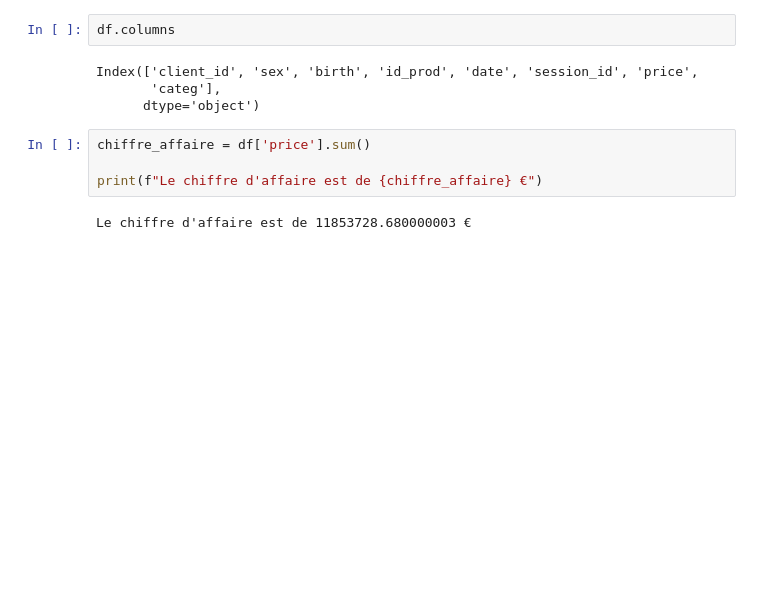
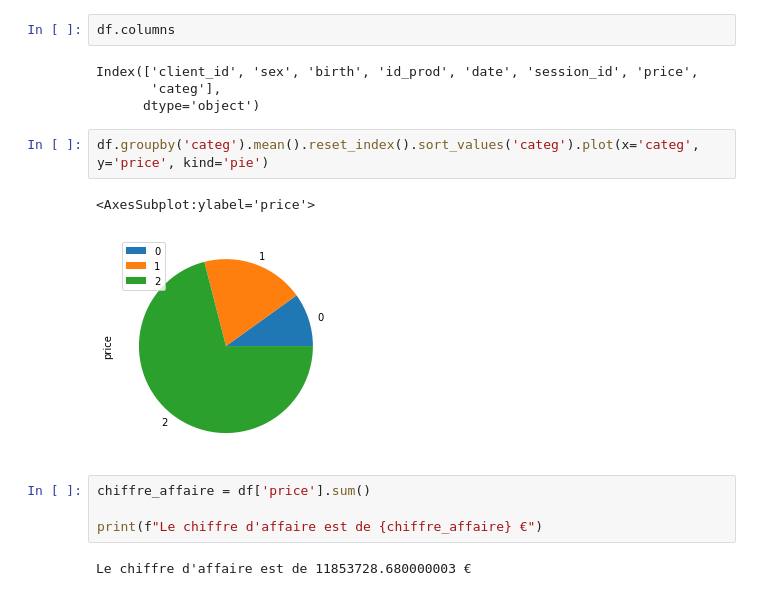
Before and after one commit to Flyander/LaPage_project, a Jupyter notebook: misssion_lapage.ipynb, the cells around one changed output. Saved outputs shown, nothing was run; the diff lists cells and outputs as text; blank space fills up the shorter version.

```diff
--- a/misssion_lapage.ipynb
+++ b/misssion_lapage.ipynb
@@ -59,6 +59,11 @@ df.columns
 Index(['client_id', 'sex', 'birth', 'id_prod', 'date', 'session_id', 'price',
        'categ'],
       dtype='object')
+# %%
+df.groupby('categ').mean().reset_index().sort_values('categ').plot(x='categ', y='price', kind='pie')
+# %% [output]
+<AxesSubplot:ylabel='price'>
+[figure, added]
 # %%
 chiffre_affaire = df['price'].sum()
 
```
Also changed, not shown: parts of 2 cells of this notebook.
